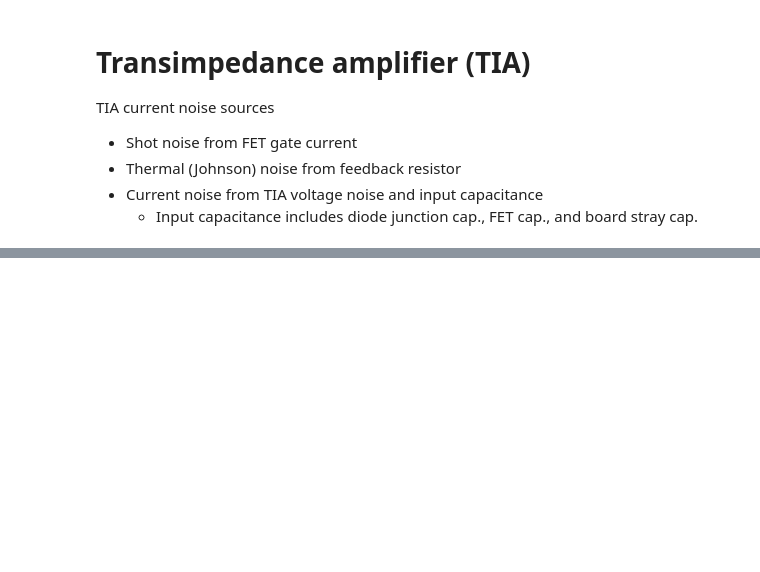
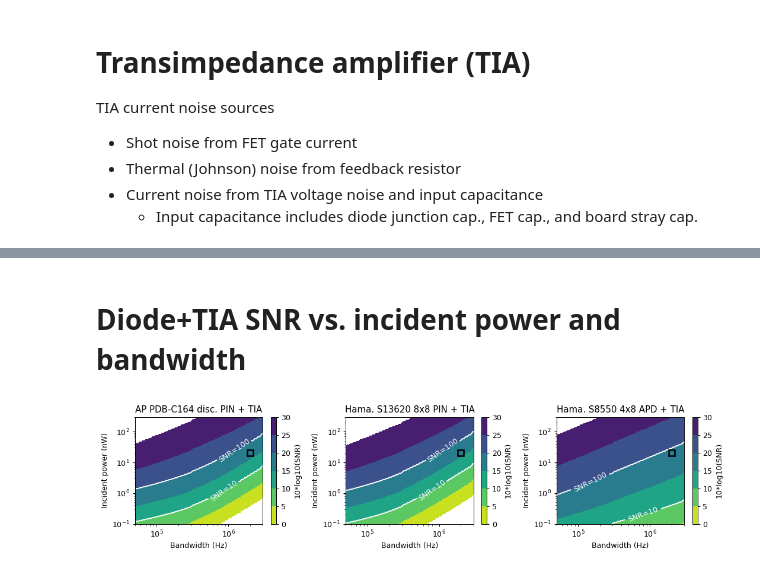
Before and after one commit to drsmith48/w7x-bes-design, a Jupyter notebook: detectors.ipynb, the cells around one changed output, grey strips where cells are left out. Saved outputs shown, nothing was run; the diff lists cells and outputs as text; code cells hidden in the pictures; blank space fills up the shorter version.

```diff
--- a/detectors.ipynb
+++ b/detectors.ipynb
@@ -247,0 +270,57 @@ plt.tight_layout()
+# %% [markdown]
+# Diode+TIA SNR vs. incident power and bandwidth
+# %%
+ncols, nrows = 3, 1
+fig, axes = plt.subplots(ncols=ncols, nrows=nrows, figsize=(ncols*4, nrows*3))
+
+
+np_inc, nbw = 80, 80
+
+p_inc_array = np.geomspace(1e-1,3e2,np_inc)
+f_max=3e6
+f_ref = np.geomspace(1e3,f_max,80)
+f_diff = np.diff(f_ref, prepend=0)
+bw_ref_array = np.geomspace(50e3,f_max,nbw)
+
+iplot=0
+for diode in diodes.values():
+    plt.sca(axes.flat[iplot])
+    plt.title(f'{diode.name} + TIA')
+    SNR = np.zeros((np_inc, nbw))
+    for ip, p_inc in enumerate(p_inc_array):
+        I_photo = diode.photocurrent(p_inc=p_inc)
+        diode_CNPD = (diode.photocurrent_shot_noise_CNPD(p_inc) + \
+            diode.dark_current_shot_noise_CNPD(t=temp) + \
+            diode.shunt_noise_CNPD(t=temp))  # nA^2/Hz
+        feedback_noise_CNPD = tia.feedback_noise_CNPD(t=temp)  # nA^2/Hz
+        gate_noise_CNPD = tia.gate_noise_CNPD()
+        diode_junction_cap = diode.junction_cap()
+        enc_noise_CNPD = tia.enc_noise_CNPD(f=f_ref, diode_junction_cap=diode_junction_cap)
+        TIA_noise_NCPD = enc_noise_CNPD + gate_noise_CNPD + feedback_noise_CNPD
+        total_noise = TIA_noise_NCPD + diode_CNPD
+        noise_times_bw = total_noise * f_diff
+        for ibw, bw_ref in enumerate(bw_ref_array):
+            int_noise = np.sqrt(np.sum(noise_times_bw[f_ref<=bw_ref]))  # I_n,rms
+            SNR[ip, ibw] = I_photo / int_noise
+    plt.contourf(bw_ref_array, p_inc_array,
+        10*np.log10(SNR),
+        levels=np.linspace(0,30,7),
+        cmap='viridis_r'
+        )
+    plt.xscale('log')
+    plt.xlabel('Bandwidth (Hz)')
+    plt.yscale('log')
+    plt.ylabel('Incident power (nW)')
+    plt.clim(0,30)
+    cb = plt.colorbar()
+    cb.set_label('10*log10(SNR)')
+    clines = plt.contour(bw_ref_array, p_inc_array,
+        10*np.log10(SNR),
+        levels=[10,20], colors='w')
+    plt.clabel(clines, colors='w', fmt={10:'SNR=10', 20:'SNR=100'})
+    plt.plot(2e6,20, 'sk', ms=8, mew=2, fillstyle='none')
+    iplot += 1
+
+plt.tight_layout()
+# %% [output]
+[figure, added]
```
Also changed, not shown: parts of 9 cells of this notebook, 1 other file.
